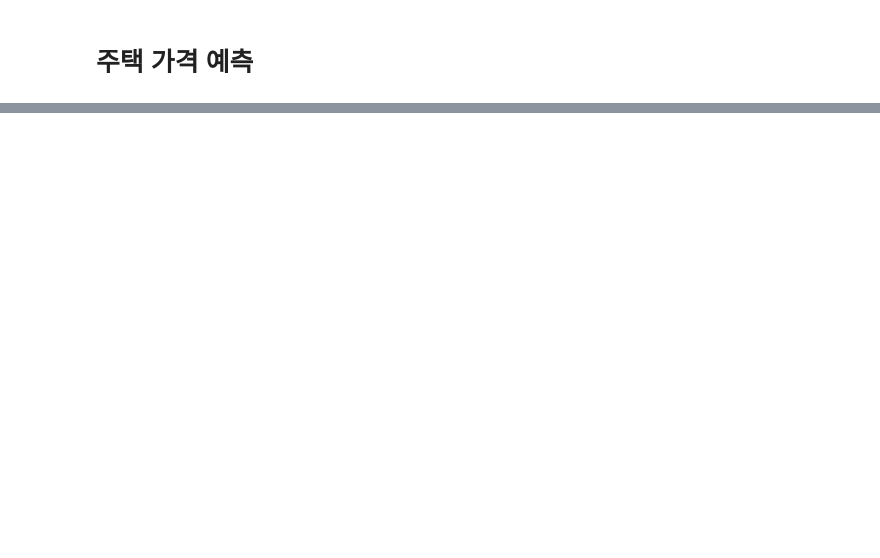
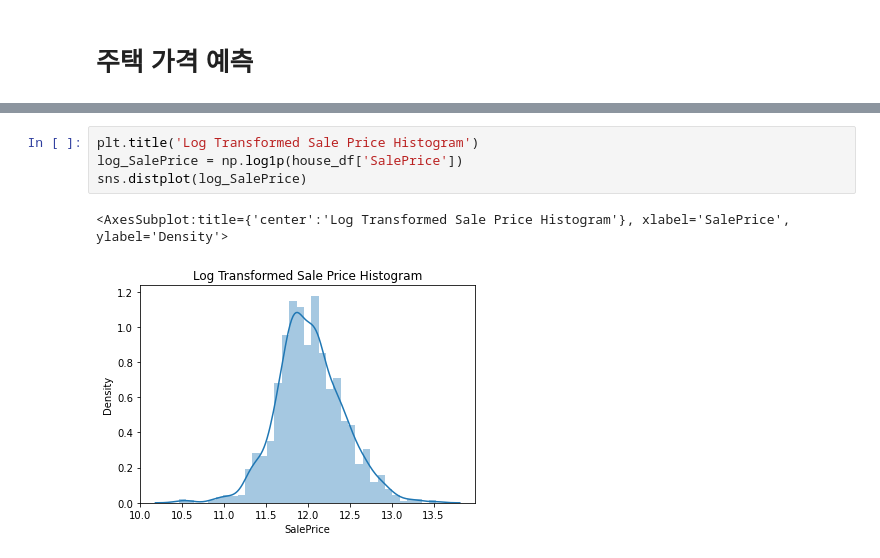
Before and after one commit to reafsss/machineLearning, a Jupyter notebook: 5-regression/8-HousePrices.ipynb, the cells around one changed output, grey strips where cells are left out. Cells and saved outputs as stored; diff of their text form; blank space fills up the shorter version.

```diff
--- a/5-regression/8-HousePrices.ipynb
+++ b/5-regression/8-HousePrices.ipynb
@@ -2,0 +50,7 @@
+# %%
+plt.title('Log Transformed Sale Price Histogram')
+log_SalePrice = np.log1p(house_df['SalePrice'])
+sns.distplot(log_SalePrice)
+# %% [output]
+<AxesSubplot:title={'center':'Log Transformed Sale Price Histogram'}, xlabel='SalePrice', ylabel='Density'>
+[figure, added]
```
Also changed, not shown: parts of 5 cells of this notebook.
